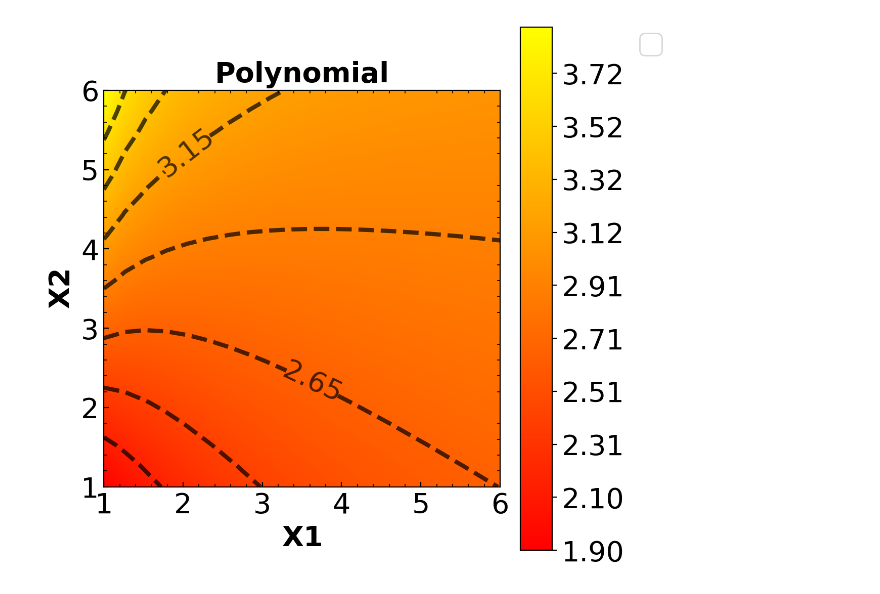
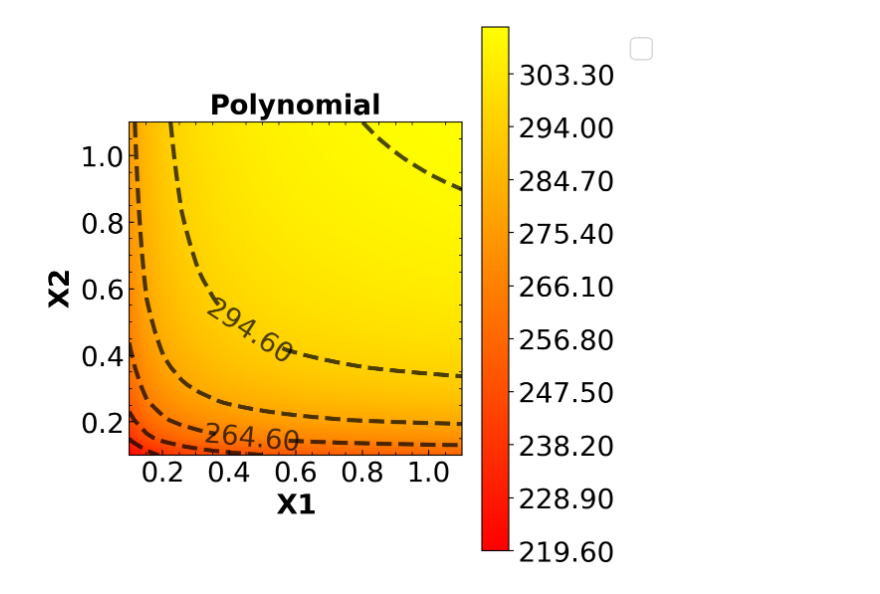
Before and after one commit to dowlinglab/GPBO_Emulators, a Jupyter notebook: CS11_NLR.ipynb, the cells around one changed output. Saved outputs shown, nothing was run; the diff lists cells and outputs as text; code cells hidden in the pictures.

```diff
--- a/CS11_NLR.ipynb
+++ b/CS11_NLR.ipynb
@@ -133,12 +83,14 @@ param_name_str = "t1t2t3t4"
 indeces_to_consider = set_idcs_to_consider(11, param_name_str)
 
 theta_names = ['theta_1', 'theta_2', 'theta_3', 'theta_4']
-bounds_x_l = [1, 1]
-bounds_x_u = [ 6, 6]
+bounds_x_l = [0.1, 0.1]
+bounds_x_u = [ 1.1, 1.1]
+
+bounds_theta_l = [100, 0.01, 100, 0.01]
+bounds_theta_u = [300, 0.1, 300, 0.1]
+theta_ref = np.array([195, 0.05, 130, 0.045])
 bounds_x = np.array([bounds_x_l, bounds_x_u])
-bounds_theta_l = [1, 1, 1, 1]
-bounds_theta_u = [5, 5, 5, 5]
-theta_ref =  np.array([2, 4, 3, 1])
+
 theta_true = np.array([theta_ref[i] for i in indeces_to_consider] )
 theta_true_names = np.array([theta_names[i] for i in indeces_to_consider] )
 
@@ -146,8 +98,7 @@ theta_true_names = np.array([theta_names[i] for i in indeces_to_consider] )
 num_points = 5
 Xexp = grid_sampling(num_points, bounds_x)
 # Evaluate model and add noise based on assumed theta values
-Yexp_org = np.array([ calc_cs5_isotherm(theta_ref, Xexp[i])  for i in range(len(Xexp)) ]).flatten()
+Yexp_org = np.array([ calc_mm_model(theta_ref, Xexp[i])  for i in range(len(Xexp)) ]).flatten()
 noise = np.random.normal(size=len(Yexp_org), loc = 0, scale = 0.01)
 Yexp = Yexp_org + noise
-print(len(Yexp))
 # %% [output]
@@ -157,32 +187,32 @@ Wall time: 4.16 ms
 # %%
 ##New Cell
 
 # Evaluate model based on the assumed experimental values
 #Create Meshgrid for X1 and X2 and evaluate Y
 len_mesh_data = 20
 x1 = np.linspace(bounds_x_l[0],bounds_x_u[0],len_mesh_data)
 x2 = np.linspace(bounds_x_l[1],bounds_x_u[1],len_mesh_data)
 X1, X2 = np.meshgrid(x1,x2)
 X_mesh = np.meshgrid(x1,x2)
 X_mesh_reshape = np.array(X_mesh).reshape(2,-1).T
 # #Creates an array for Y that will be filled with the for loop
 
 #Calculate y_sim
-Y =  [ calc_cs5_isotherm(theta_ref, X_mesh_reshape[i]) for i in range(len(X_mesh_reshape)) ]
+Y =  [ calc_mm_model(theta_ref, X_mesh_reshape[i]) for i in range(len(X_mesh_reshape)) ]
 
 #Reshape to correct dimension (Is there an easier wat to do this?)
 param_names = ["X1", "X2"]
 levels = [100]
 idcs_to_plot = [0]
 zz = np.array(Y).reshape(len_mesh_data,-1).T
 z = np.array([zz])
 z_titles = ["Polynomial"]
 xbins = 5
 ybins = 5
 zbins = 900
 title= None
 
 plot_heat_maps(X_mesh, None, None, None, None, param_names, levels,
                idcs_to_plot, z, z_titles, xbins, ybins, zbins, title)
 # %% [output]
-[figure, old version]
+[figure, new version]
```
Also changed, not shown: parts of 10 cells of this notebook, 4 other files.
